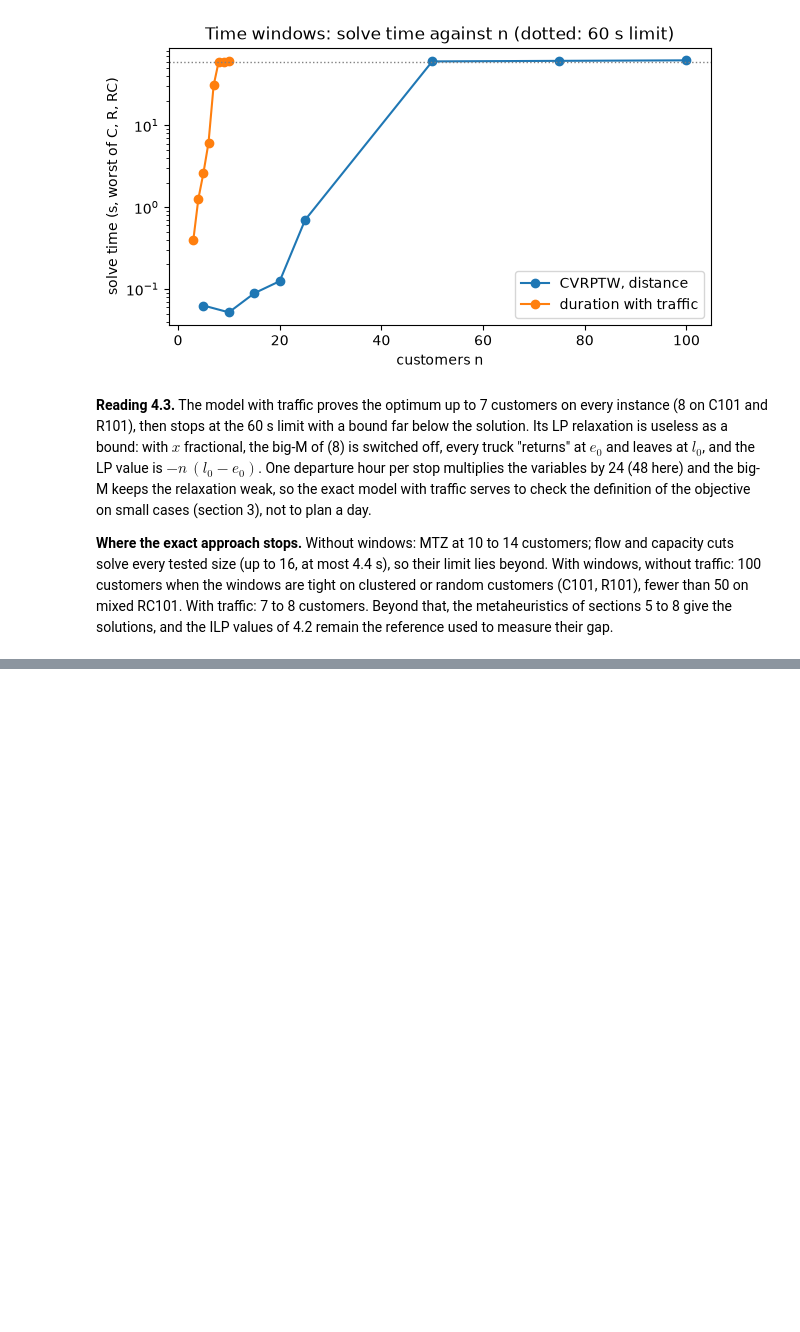
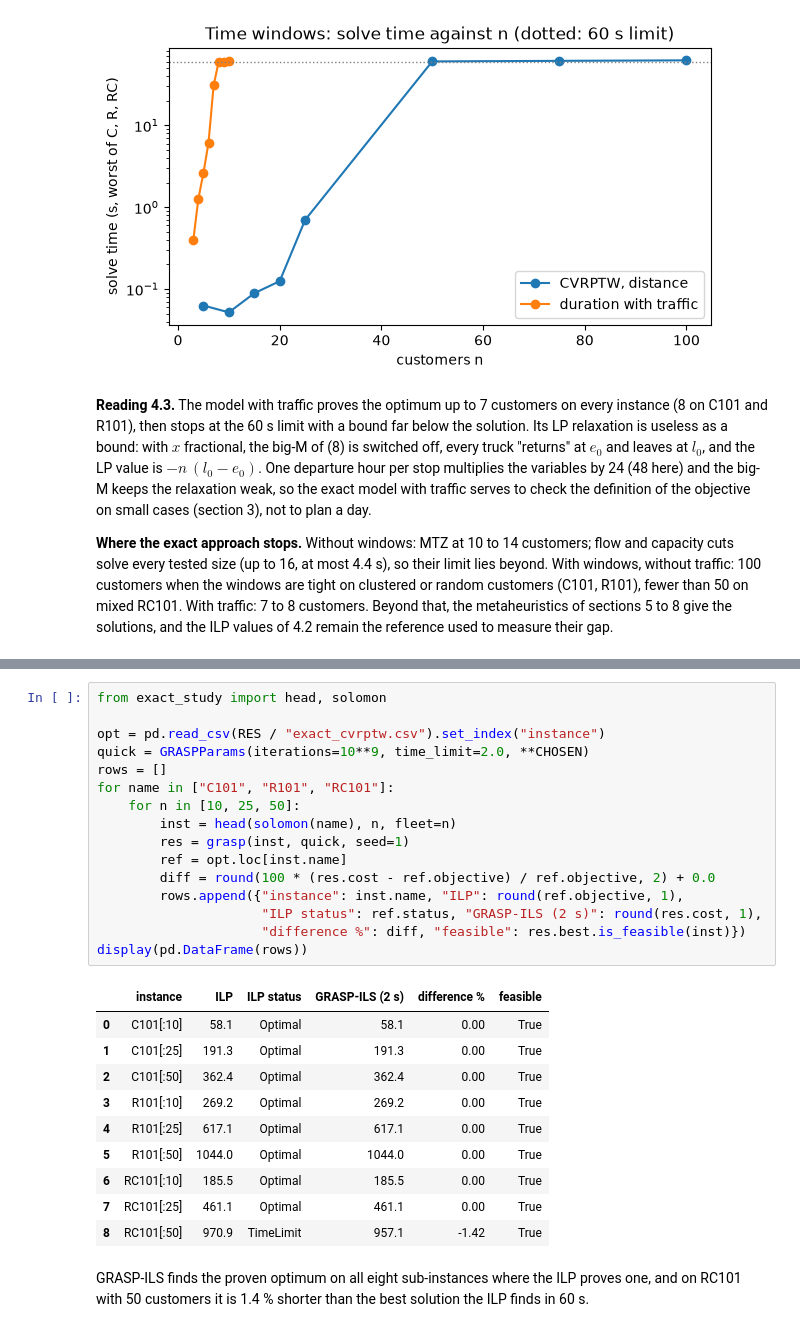
Before and after one commit to zzaved/cesi-cvrp-metaheuristics, a Jupyter notebook: notebooks/02_final_deliverable.ipynb, the cells around one changed output, grey strips where cells are left out. Cells and saved outputs as stored; diff of their text form; blank space fills up the shorter version.

```diff
--- a/notebooks/02_final_deliverable.ipynb
+++ b/notebooks/02_final_deliverable.ipynb
@@ -391,0 +462,30 @@ print("feasible:", best.is_feasible(inst), "| operator weights:", res.destroy_we
+# %%
+from exact_study import head, solomon
+
+opt = pd.read_csv(RES / "exact_cvrptw.csv").set_index("instance")
+quick = GRASPParams(iterations=10**9, time_limit=2.0, **CHOSEN)
+rows = []
+for name in ["C101", "R101", "RC101"]:
+    for n in [10, 25, 50]:
+        inst = head(solomon(name), n, fleet=n)
+        res = grasp(inst, quick, seed=1)
+        ref = opt.loc[inst.name]
+        diff = round(100 * (res.cost - ref.objective) / ref.objective, 2) + 0.0
+        rows.append({"instance": inst.name, "ILP": round(ref.objective, 1),
+                     "ILP status": ref.status, "GRASP-ILS (2 s)": round(res.cost, 1),
+                     "difference %": diff, "feasible": res.best.is_feasible(inst)})
+display(pd.DataFrame(rows))
+# %% [output]
+|  | instance | ILP | ILP status | GRASP-ILS (2 s) | difference % | feasible |
+| 0 | C101[:10] | 58.1 | Optimal | 58.1 | 0.00 | True |
+| 1 | C101[:25] | 191.3 | Optimal | 191.3 | 0.00 | True |
+| 2 | C101[:50] | 362.4 | Optimal | 362.4 | 0.00 | True |
+| 3 | R101[:10] | 269.2 | Optimal | 269.2 | 0.00 | True |
+| 4 | R101[:25] | 617.1 | Optimal | 617.1 | 0.00 | True |
+| 5 | R101[:50] | 1044.0 | Optimal | 1044.0 | 0.00 | True |
+| 6 | RC101[:10] | 185.5 | Optimal | 185.5 | 0.00 | True |
+| 7 | RC101[:25] | 461.1 | Optimal | 461.1 | 0.00 | True |
+| 8 | RC101[:50] | 970.9 | TimeLimit | 957.1 | -1.42 | True |
+# %% [markdown]
+GRASP-ILS finds the proven optimum on all eight sub-instances where the ILP proves one, and on
+RC101 with 50 customers it is 1.4 % shorter than the best solution the ILP finds in 60 s.
```
Also changed, not shown: parts of 33 cells of this notebook.
